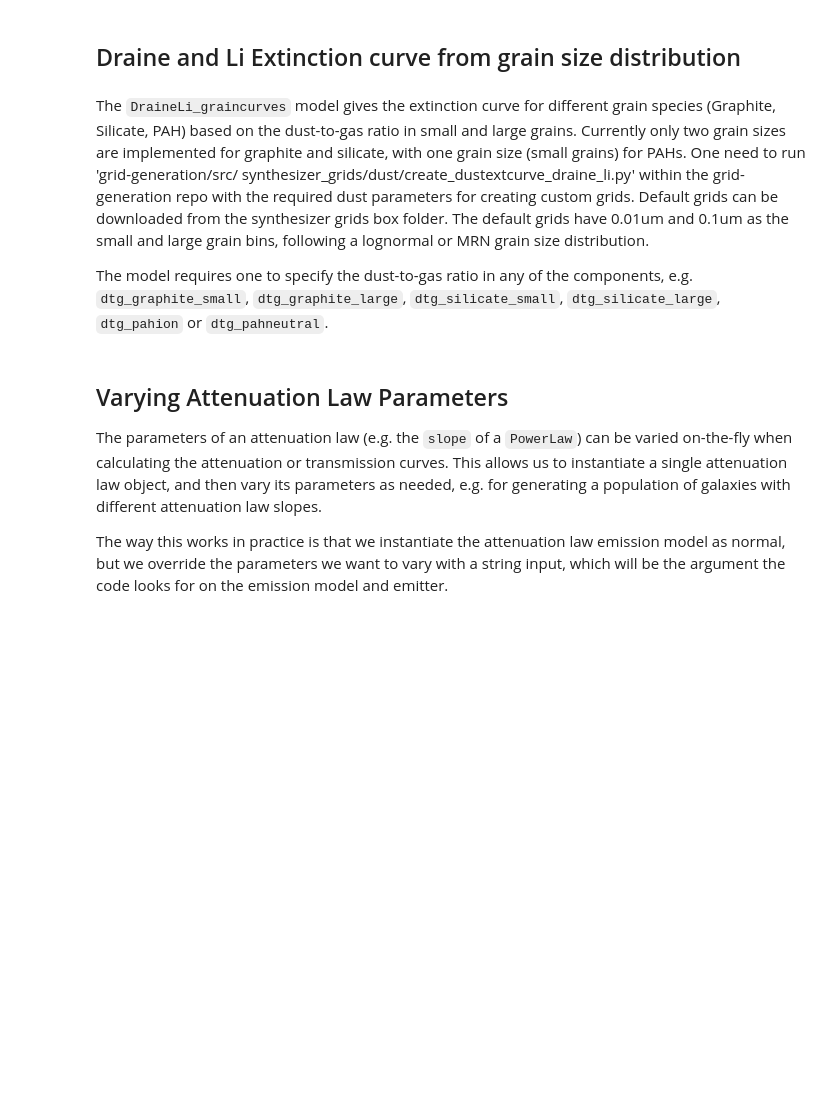
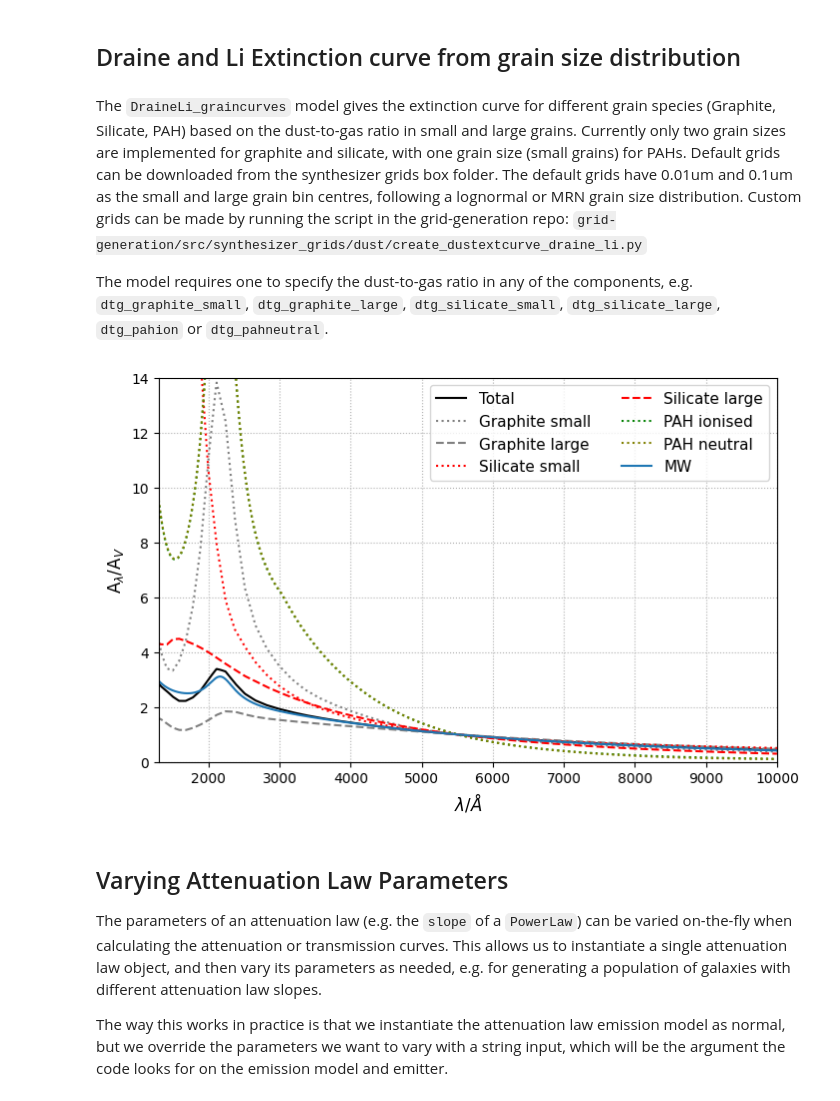
Before and after one commit to synthesizer-project/synthesizer, a Jupyter notebook: docs/source/emission_models/attenuation/dust_attenuation.ipynb, the cells around one changed output. Cells and saved outputs as stored; diff of their text form; code cells hidden in the pictures; blank space fills up the shorter version.

```diff
--- a/docs/source/emission_models/attenuation/dust_attenuation.ipynb
+++ b/docs/source/emission_models/attenuation/dust_attenuation.ipynb
@@ -96,14 +109,16 @@ ax.grid(ls="dotted", alpha=0.5)
 # %% [markdown]
 ## Draine and Li Extinction curve from grain size distribution
 # %% [markdown]
-The ``DraineLi_graincurves`` model gives the extinction curve for different grain species (Graphite, Silicate, PAH) based on the dust-to-gas ratio in small and large grains. Currently only two grain sizes are implemented for graphite and silicate, with one grain size (small grains) for PAHs. One need to run 'grid-generation/src/  synthesizer_grids/dust/create_dustextcurve_draine_li.py' within the grid-generation repo with the required dust parameters for creating custom grids. Default grids can be downloaded from the synthesizer grids box folder. The default grids have 0.01um and 0.1um as the small and large grain bins, following a lognormal or MRN grain size distribution.
+The ``DraineLi_graincurves`` model gives the extinction curve for different grain species (Graphite, Silicate, PAH) based on the dust-to-gas ratio in small and large grains. Currently only two grain sizes are implemented for graphite and silicate, with one grain size (small grains) for PAHs. Default grids can be downloaded from the synthesizer grids box folder. The default grids have 0.01um and 0.1um as the small and large grain bin centres, following a lognormal or MRN grain size distribution. Custom grids can be made by running the script
+in the grid-generation repo: ``grid-generation/src/synthesizer_grids/dust/create_dustextcurve_draine_li.py``
 
 The model requires one to specify the dust-to-gas ratio in any of the components, e.g. ``dtg_graphite_small``, ``dtg_graphite_large``, ``dtg_silicate_small``, ``dtg_silicate_large``, ``dtg_pahion`` or ``dtg_pahneutral``.
 # %%
 import matplotlib.pyplot as plt
+from unyt import Msun, pc
 
 from synthesizer import GRID_DIR
-from synthesizer.emission_models.attenuation import DraineLi_graincurves
+from synthesizer.emission_models.attenuation import DraineLiGrainCurves
 
 dtg_graphite_small = 0.002
 dtg_graphite_large = 0.006
@@ -112,33 +127,42 @@ dtg_silicate_large = 0.006
 dtg_pahion = 0.0001
 dtg_pahneutral = 0.0001
 
+# Arbitrary line-of-sight dust column density
+dust_los = 1 * Msun/pc**2
+
 grid_dir = GRID_DIR
 grid_name = "dust_extcurve_draine_li_lognormal_asmall0p01_alarge0p1_apah0p005"
 
-dl_extcurve = DraineLi_graincurves(grid_name=grid_name, grid_dir=grid_dir)
+dl_extcurve = DraineLiGrainCurves(grid_name=grid_name, grid_dir=grid_dir)
 ix = np.argmin(np.abs(lams - 5500 * Angstrom))
 Alam_g_small = dl_extcurve.get_tau_at_lam(
     lams,
+    dust_los,
     dtg_graphite_small=dtg_graphite_small,
 )
 Alam_g_large = dl_extcurve.get_tau_at_lam(
     lams,
+    dust_los,
     dtg_graphite_large=dtg_graphite_large,
 )
 Alam_s_small = dl_extcurve.get_tau_at_lam(
     lams,
+    dust_los,
     dtg_silicate_small=dtg_silicate_small,
 )
 Alam_s_large = dl_extcurve.get_tau_at_lam(
     lams,
+    dust_los,
     dtg_silicate_large=dtg_silicate_large,
 )
 Alam_pahion = dl_extcurve.get_tau_at_lam(
     lams,
+    dust_los,
     dtg_pahion=dtg_pahion,
 )
 Alam_pahnuetral = dl_extcurve.get_tau_at_lam(
     lams,
+    dust_los,
     dtg_pahneutral=dtg_pahneutral,
 )
 
@@ -180,35 +204,38 @@ ax.plot(
     Alam_s_large / Alam_s_large[ix],
     color="red",
     ls="dashed",
     label="Silicate large",
 )
 ax.plot(
     lams,
     Alam_pahion / Alam_pahion[ix],
     color="green",
     ls="dotted",
     label="PAH ionised",
 )
 ax.plot(
     lams,
-    Alam_g_large / Alam_g_large[ix],
+    Alam_pahnuetral / Alam_pahnuetral[ix],
     color="olive",
     ls="dotted",
     label="PAH neutral",
 )
 
 from synthesizer.emission_models.attenuation import ParametricLi08
 
 MW_li08 = ParametricLi08(model="MW")
-MW_li08.plot_attenuation(lams, fig=fig, ax=ax, show=False, label="MW")
+ax.plot(lams, MW_li08.get_tau(lam=lams), label='MW')
 
 ax.set_xlim(1300, 10000)
+ax.set_ylim(0,14)
 ax.set_ylabel(r"A$_{\lambda}$/A$_{V}$", fontsize=12)
 ax.set_xlabel(r"$\lambda$/$\AA$", fontsize=12)
 ax.grid(ls="dotted")
 ax.legend(ncols=2, fontsize=11)
 
 plt.show()
+# %% [output]
+[figure, added]
 # %% [markdown]
 ## Varying Attenuation Law Parameters
 
```
Also changed, not shown: parts of 6 cells of this notebook, 3 other files.
